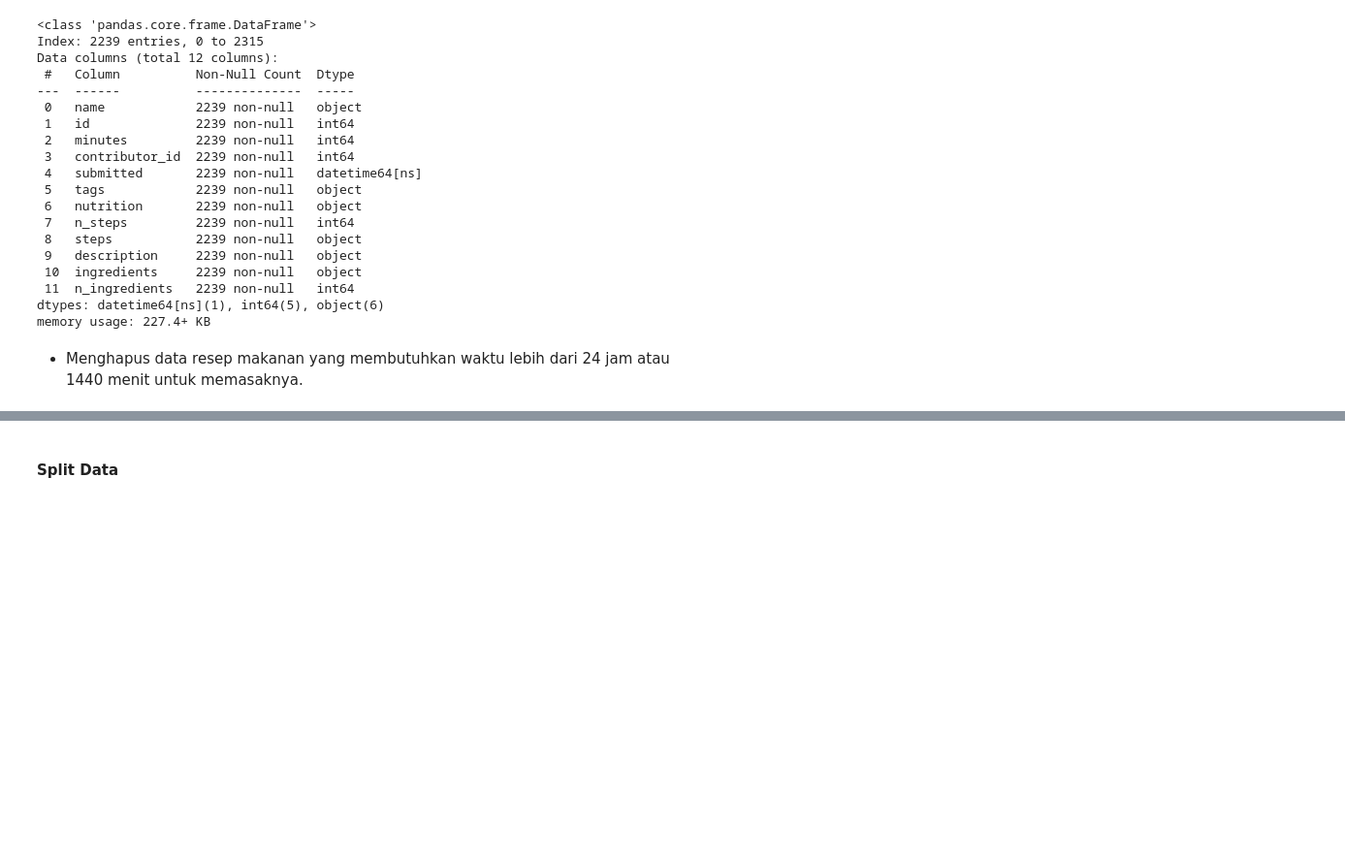
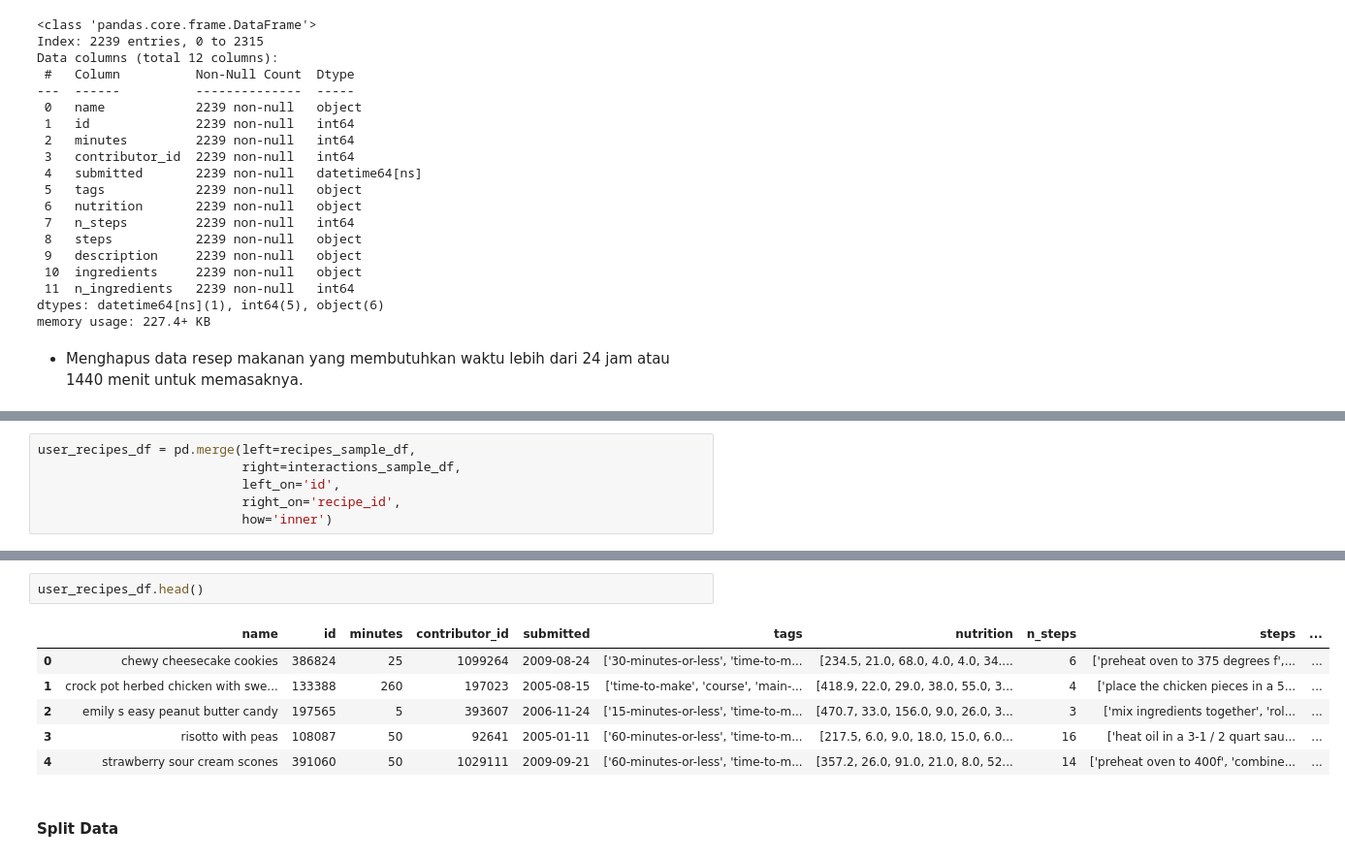
Before and after one commit to Sulbae/OlahGizi-Project, a Jupyter notebook: Food Recommender/notebook.ipynb, the cells around one changed output, grey strips where cells are left out. Shown at 97% size. Drawn from its saved outputs; the diff is of its cells as text; blank space fills up the shorter version.

```diff
--- a/Food Recommender/notebook.ipynb
+++ b/Food Recommender/notebook.ipynb
@@ -567,0 +572,6 @@ memory usage: 227.4+ KB
+# %%
+user_recipes_df = pd.merge(left=recipes_sample_df,
+                           right=interactions_sample_df,
+                           left_on='id',
+                           right_on='recipe_id',
+                           how='inner')
@@ -568,3 +598,12 @@ memory usage: 227.4+ KB
+# %%
+user_recipes_df.head()
+# %% [output]
+|  | name | id | minutes | contributor_id | submitted | tags | nutrition | n_steps | steps | ... |
+| 0 | chewy cheesecake cookies | 386824 | 25 | 1099264 | 2009-08-24 | ['30-minutes-or-less', 'time-to-m... | [234.5, 21.0, 68.0, 4.0, 4.0, 34.... | 6 | ['preheat oven to 375 degrees f',... | ... |
+| 1 | crock pot herbed chicken with swe... | 133388 | 260 | 197023 | 2005-08-15 | ['time-to-make', 'course', 'main-... | [418.9, 22.0, 29.0, 38.0, 55.0, 3... | 4 | ['place the chicken pieces in a 5... | ... |
+| 2 | emily s easy peanut butter candy | 197565 | 5 | 393607 | 2006-11-24 | ['15-minutes-or-less', 'time-to-m... | [470.7, 33.0, 156.0, 9.0, 26.0, 3... | 3 | ['mix ingredients together', 'rol... | ... |
+| 3 | risotto with peas | 108087 | 50 | 92641 | 2005-01-11 | ['60-minutes-or-less', 'time-to-m... | [217.5, 6.0, 9.0, 18.0, 15.0, 6.0... | 16 | ['heat oil in a 3-1 / 2 quart sau... | ... |
+| 4 | strawberry sour cream scones | 391060 | 50 | 1029111 | 2009-09-21 | ['60-minutes-or-less', 'time-to-m... | [357.2, 26.0, 91.0, 21.0, 8.0, 52... | 14 | ['preheat oven to 400f', 'combine... | ... |
 # %% [markdown]
 #### Split Data
 # %% [markdown]
```
Also changed, not shown: parts of 3 cells of this notebook.
